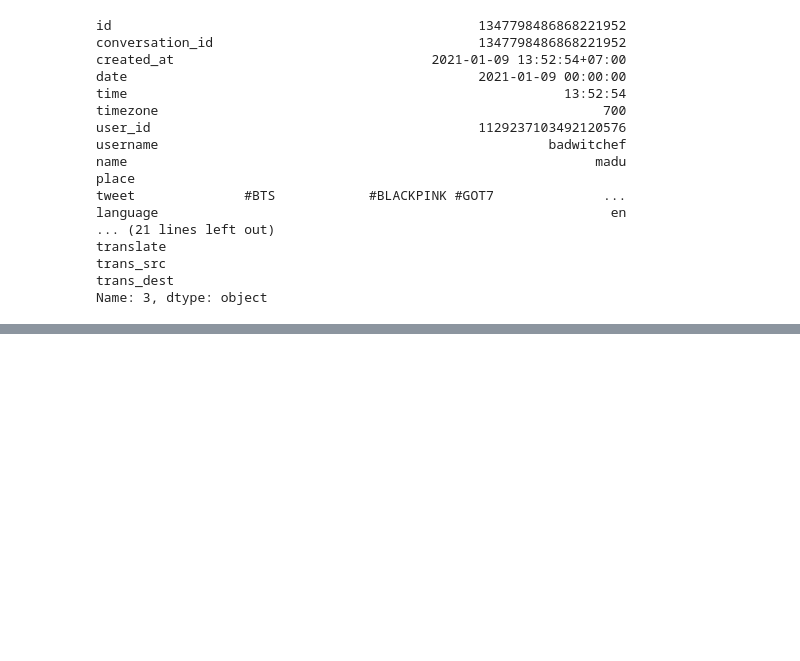
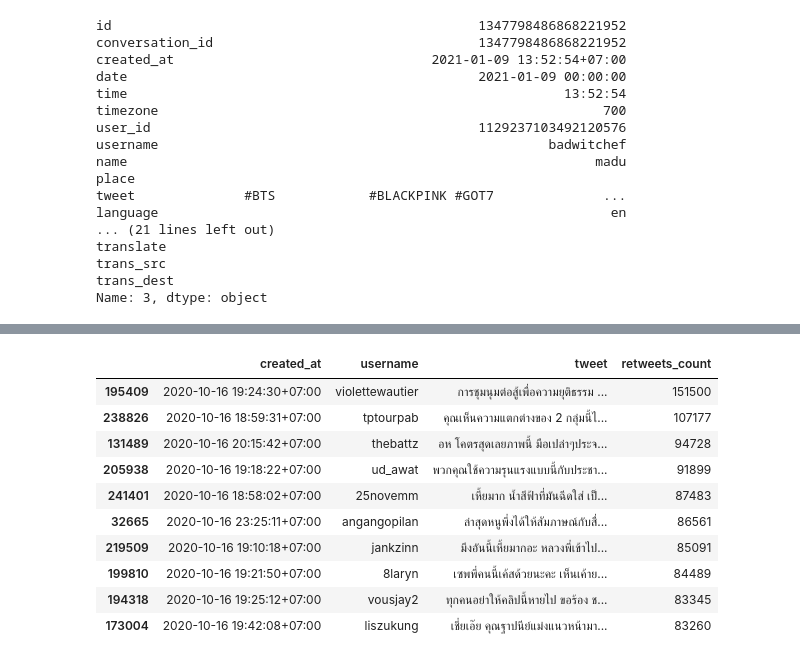
Before and after one commit to nozomiyamada/twitter_analysis, a Jupyter notebook: processing.ipynb, the cells around one changed output, grey strips where cells are left out. Cells and saved outputs as stored; diff of their text form; code cells hidden in the pictures; blank space fills up the shorter version.

```diff
--- a/processing.ipynb
+++ b/processing.ipynb
@@ -77,0 +106,14 @@ SyntaxError: positional argument follows keyword argument (<ipython-input-5-ce88
+# %%
+df.sort_values(["retweets_count"], ascending=False)[['created_at','username','tweet','retweets_count']].head(10)
+# %% [output]
+|  | created_at | username | tweet | retweets_count |
+| 195409 | 2020-10-16 19:24:30+07:00 | violettewautier | การชุมนุมต่อสู้เพื่อความยุติธรรม ... | 151500 |
+| 238826 | 2020-10-16 18:59:31+07:00 | tptourpab | คุณเห็นความแตกต่างของ 2 กลุ่มนี้ไ... | 107177 |
+| 131489 | 2020-10-16 20:15:42+07:00 | thebattz | อห โคตรสุดเลยภาพนี้ มือเปล่าๆประจ... | 94728 |
+| 205938 | 2020-10-16 19:18:22+07:00 | ud_awat | พวกคุณใช้ความรุนแรงแบบนี้กับประชา... | 91899 |
+| 241401 | 2020-10-16 18:58:02+07:00 | 25novemm | เหี้ยมาก น้ำสีฟ้าที่มันฉีดใส่ เป็... | 87483 |
+| 32665 | 2020-10-16 23:25:11+07:00 | angangopilan | ล่าสุดหนูพึ่งได้ให้สัมภาษณ์กับสื่... | 86561 |
+| 219509 | 2020-10-16 19:10:18+07:00 | jankzinn | มึงอันนี้เหี้ยมากอะ หลวงพี่เข้าไป... | 85091 |
+| 199810 | 2020-10-16 19:21:50+07:00 | 8laryn | เซพพี่คนนี้เค้สด้วยนะคะ เห็นเค้าย... | 84489 |
+| 194318 | 2020-10-16 19:25:12+07:00 | vousjay2 | ทุกคนอย่าให้คลิปนี้หายไป ขอร้อง ช... | 83345 |
+| 173004 | 2020-10-16 19:42:08+07:00 | liszukung | เชี่ยเอ๊ย คุณฐาปนีย์แม่งแนวหน้ามา... | 83260 |
```
Also changed, not shown: parts of 6 cells of this notebook, 1 other file.
